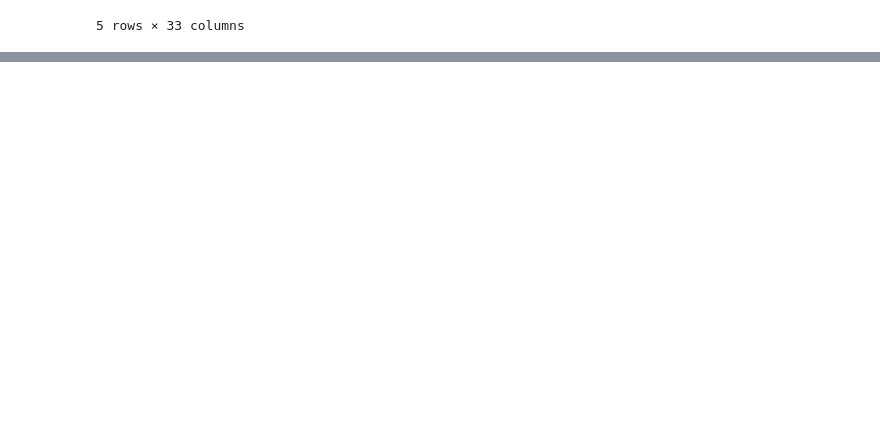
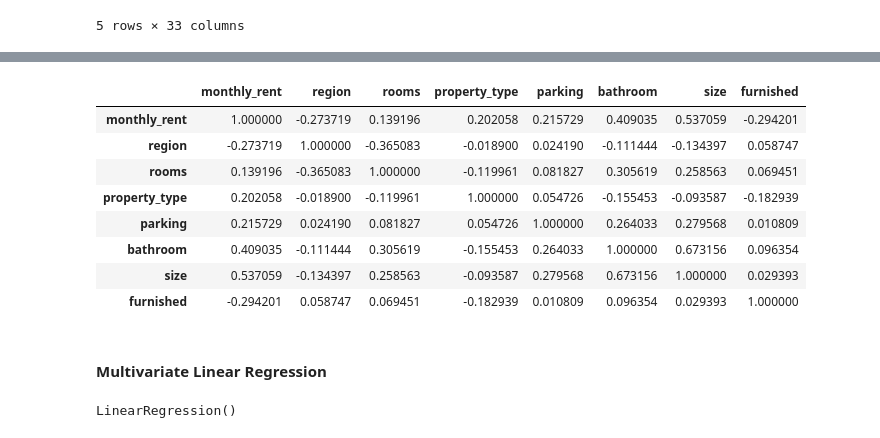
Before and after one commit to dnielleyp/Data-Analytics, a Jupyter notebook: rental-prices/02_Model.ipynb, the cells around one changed output, grey strips where cells are left out. Drawn from its saved outputs; the diff is of its cells as text; code cells hidden in the pictures; blank space fills up the shorter version.

Commit message:
training prediction models

```diff
--- a/rental-prices/02_Model.ipynb
+++ b/rental-prices/02_Model.ipynb
@@ -55,0 +50,2 @@ data.head()
+# %%
+pred_data = data[['monthly_rent', 'region', 'rooms', 'property_type', 'parking', 'bathroom', 'size', 'furnished']]
@@ -55,0 +64,4 @@ data.head()
+# %%
+obj = pred_data.select_dtypes(object).columns.to_list()
+for cols in obj:
+    pred_data[cols] = pred_data[cols].astype('category').cat.codes
@@ -55,0 +89,14 @@ data.head()
+# %%
+corr_matrix = pred_data.corr()
+# %%
+corr_matrix
+# %% [output]
+|  | monthly_rent | region | rooms | property_type | parking | bathroom | size | furnished |
+| monthly_rent | 1.000000 | -0.273719 | 0.139196 | 0.202058 | 0.215729 | 0.409035 | 0.537059 | -0.294201 |
+| region | -0.273719 | 1.000000 | -0.365083 | -0.018900 | 0.024190 | -0.111444 | -0.134397 | 0.058747 |
+| rooms | 0.139196 | -0.365083 | 1.000000 | -0.119961 | 0.081827 | 0.305619 | 0.258563 | 0.069451 |
+| property_type | 0.202058 | -0.018900 | -0.119961 | 1.000000 | 0.054726 | -0.155453 | -0.093587 | -0.182939 |
+| parking | 0.215729 | 0.024190 | 0.081827 | 0.054726 | 1.000000 | 0.264033 | 0.279568 | 0.010809 |
+| bathroom | 0.409035 | -0.111444 | 0.305619 | -0.155453 | 0.264033 | 1.000000 | 0.673156 | 0.096354 |
+| size | 0.537059 | -0.134397 | 0.258563 | -0.093587 | 0.279568 | 0.673156 | 1.000000 | 0.029393 |
+| furnished | -0.294201 | 0.058747 | 0.069451 | -0.182939 | 0.010809 | 0.096354 | 0.029393 | 1.000000 |
@@ -55,0 +111,7 @@ data.head()
+# %% [markdown]
+#### Multivariate Linear Regression
+# %%
+lin_regr = linear_model.LinearRegression()
+lin_regr.fit(X_train, y_train)
+# %% [output]
+LinearRegression()
```
Also changed, not shown: parts of 18 cells of this notebook.
